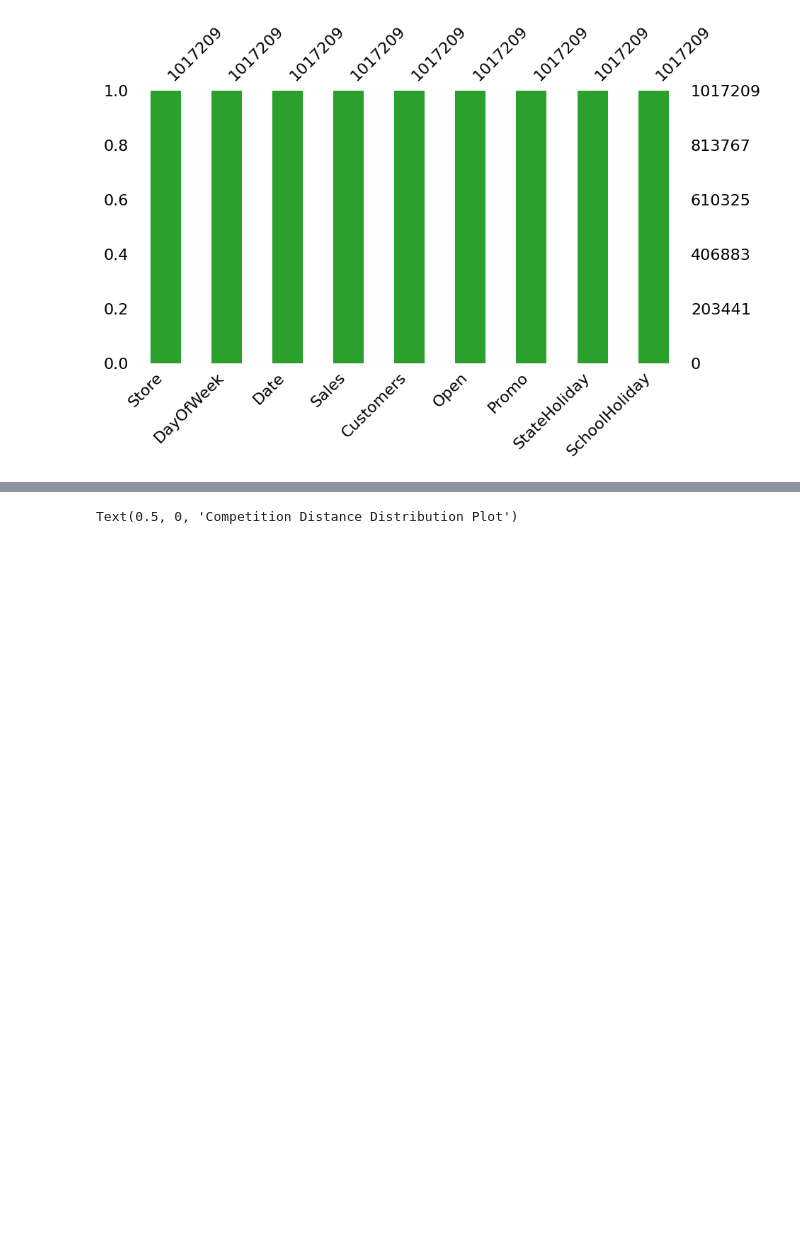
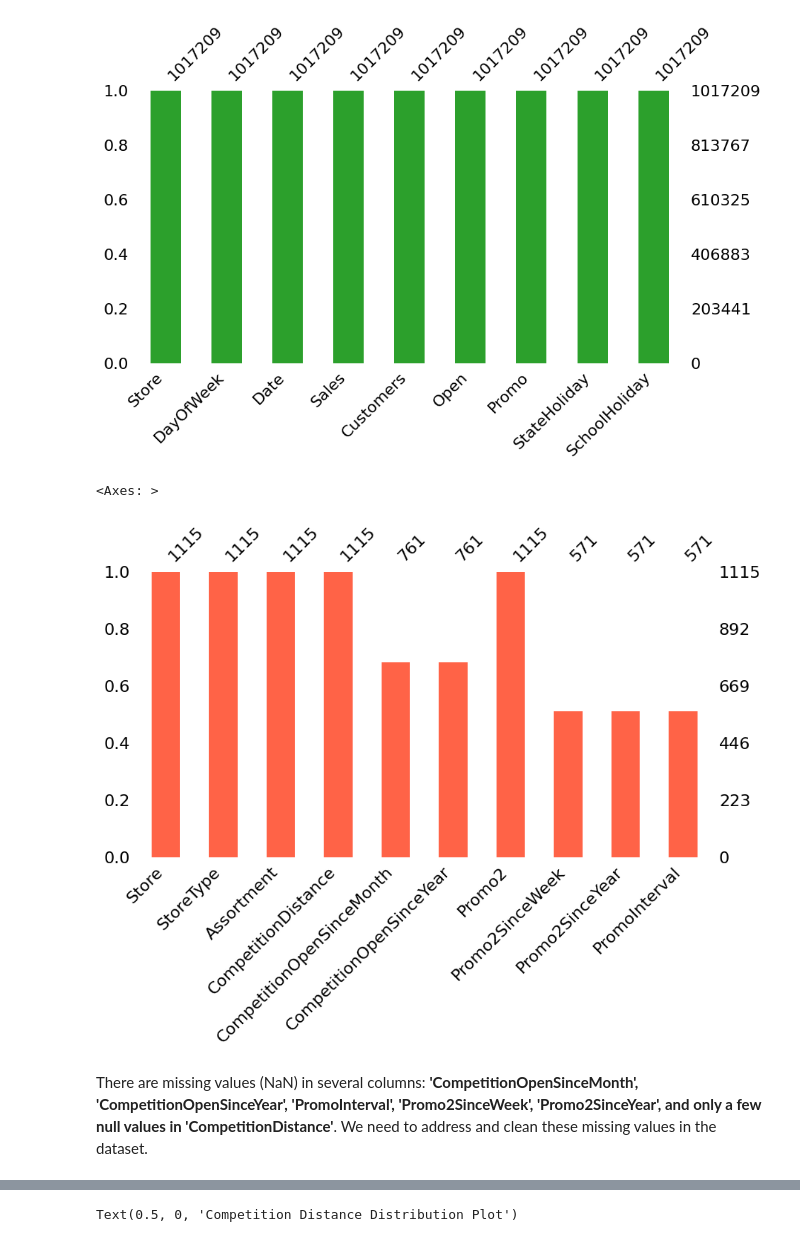
Before and after one commit to Kumarisimran626/S.K-Retail_sales_prediction, a Jupyter notebook: S_K_Retail_sales_prediction.ipynb, the cells around one changed output, grey strips where cells are left out. Drawn from its saved outputs; the diff is of its cells as text; code cells hidden in the pictures; blank space fills up the shorter version.

```diff
--- a/S_K_Retail_sales_prediction.ipynb
+++ b/S_K_Retail_sales_prediction.ipynb
@@ -232,3 +232,11 @@ msno.bar(rossmann_df,figsize=(10,5), color="tab:green")
 # %% [output]
 <Axes: >
 [figure]
+# %%
+# Visualizing the missing values in Store dataset
+msno.bar(store_df,figsize=(10,5),color="tomato")
+# %% [output]
+<Axes: >
+[figure, added]
+# %% [markdown]
+There are missing values (NaN) in several columns: **'CompetitionOpenSinceMonth', 'CompetitionOpenSinceYear', 'PromoInterval', 'Promo2SinceWeek', 'Promo2SinceYear', and only a few null values in 'CompetitionDistance'**. We need to address and clean these missing values in the dataset.
```
Also changed, not shown: parts of 59 cells of this notebook.
